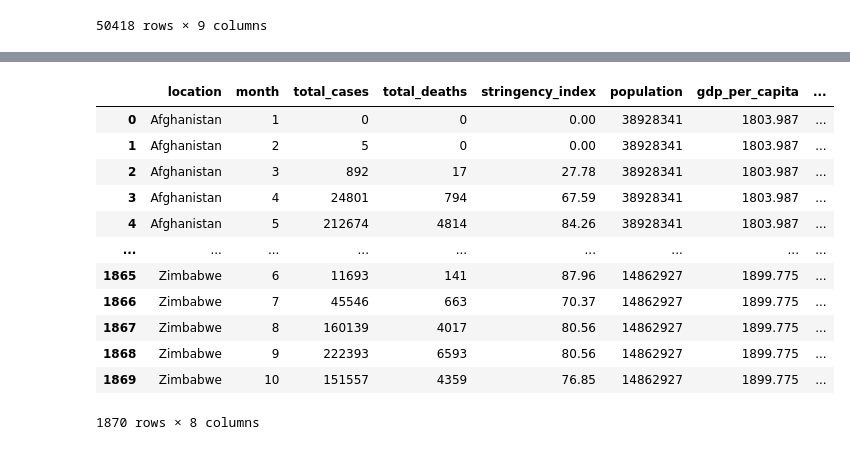
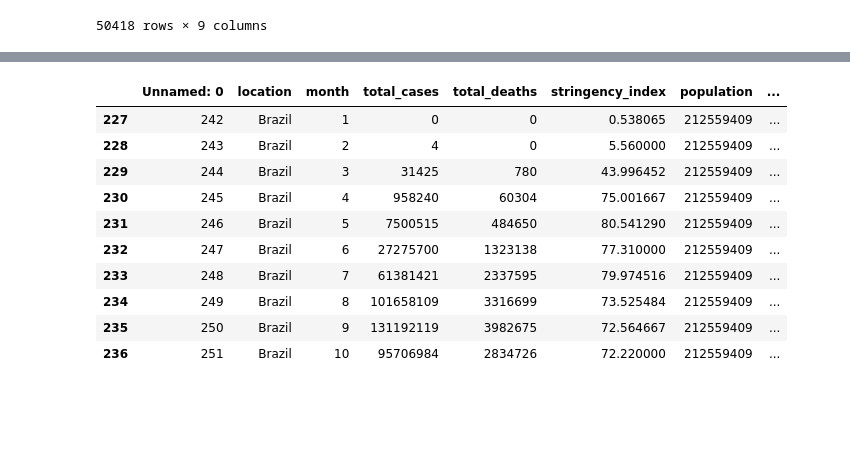
Before and after one commit to Anindita123-code/DataAnalytics, a Jupyter notebook: das_redi_project.ipynb, the cells around one changed output, grey strips where cells are left out. Cells and saved outputs as stored; diff of their text form; code cells hidden in the pictures; blank space fills up the shorter version.

```diff
--- a/das_redi_project.ipynb
+++ b/das_redi_project.ipynb
@@ -188,18 +230,18 @@ df_grouped.head(50)
 df_grouped.to_csv('scrubbed_pandemic_final.csv')
 # %%
 final_df = pd.read_csv('scrubbed_pandemic_final.csv')
-final_df
+
+# testing the final dataset with an example country "Brazil"
+final_df[final_df['location'] == 'Brazil']
 # %% [output]
-|  | location | month | total_cases | total_deaths | stringency_index | population | gdp_per_capita | ... |
-| 0 | Afghanistan | 1 | 0 | 0 | 0.00 | 38928341 | 1803.987 | ... |
-| 1 | Afghanistan | 2 | 5 | 0 | 0.00 | 38928341 | 1803.987 | ... |
-| 2 | Afghanistan | 3 | 892 | 17 | 27.78 | 38928341 | 1803.987 | ... |
-| 3 | Afghanistan | 4 | 24801 | 794 | 67.59 | 38928341 | 1803.987 | ... |
-| 4 | Afghanistan | 5 | 212674 | 4814 | 84.26 | 38928341 | 1803.987 | ... |
-| ... | ... | ... | ... | ... | ... | ... | ... | ... |
-| 1865 | Zimbabwe | 6 | 11693 | 141 | 87.96 | 14862927 | 1899.775 | ... |
-| 1866 | Zimbabwe | 7 | 45546 | 663 | 70.37 | 14862927 | 1899.775 | ... |
-| 1867 | Zimbabwe | 8 | 160139 | 4017 | 80.56 | 14862927 | 1899.775 | ... |
-| 1868 | Zimbabwe | 9 | 222393 | 6593 | 80.56 | 14862927 | 1899.775 | ... |
-| 1869 | Zimbabwe | 10 | 151557 | 4359 | 76.85 | 14862927 | 1899.775 | ... |
+|  | Unnamed: 0 | location | month | total_cases | total_deaths | stringency_index | population | ... |
+| 227 | 242 | Brazil | 1 | 0 | 0 | 0.538065 | 212559409 | ... |
+| 228 | 243 | Brazil | 2 | 4 | 0 | 5.560000 | 212559409 | ... |
+| 229 | 244 | Brazil | 3 | 31425 | 780 | 43.996452 | 212559409 | ... |
+| 230 | 245 | Brazil | 4 | 958240 | 60304 | 75.001667 | 212559409 | ... |
+| 231 | 246 | Brazil | 5 | 7500515 | 484650 | 80.541290 | 212559409 | ... |
+| 232 | 247 | Brazil | 6 | 27275700 | 1323138 | 77.310000 | 212559409 | ... |
+| 233 | 248 | Brazil | 7 | 61381421 | 2337595 | 79.974516 | 212559409 | ... |
+| 234 | 249 | Brazil | 8 | 101658109 | 3316699 | 73.525484 | 212559409 | ... |
+| 235 | 250 | Brazil | 9 | 131192119 | 3982675 | 72.564667 | 212559409 | ... |
+| 236 | 251 | Brazil | 10 | 95706984 | 2834726 | 72.220000 | 212559409 | ... |
-1870 rows × 8 columns
```
Also changed, not shown: parts of 14 cells of this notebook, 4 other files.
